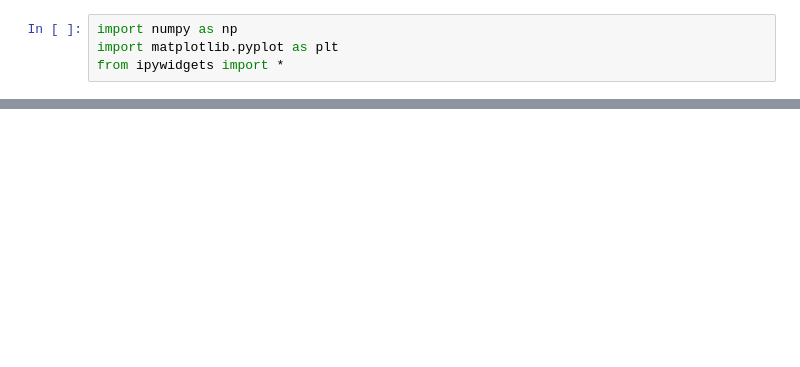
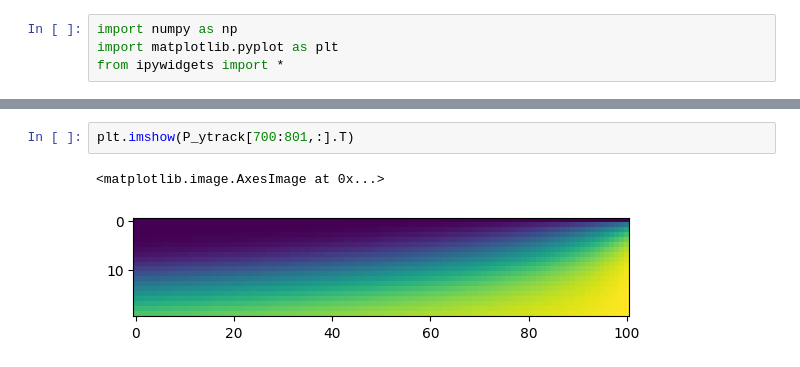
Before and after one commit to advil4rent/frasier, a Jupyter notebook: frasier_1.0.ipynb, the cells around one changed output, grey strips where cells are left out. Drawn from its saved outputs; the diff is of its cells as text; blank space fills up the shorter version.

```diff
--- a/frasier_1.0.ipynb
+++ b/frasier_1.0.ipynb
@@ -237,0 +105,5 @@ Text(10, 20.8, 'Y Predictions')
+# %%
+plt.imshow(P_ytrack[700:801,:].T)
+# %% [output]
+<matplotlib.image.AxesImage at 0x...>
+[figure, added]
```
Also changed, not shown: parts of 17 cells of this notebook.
